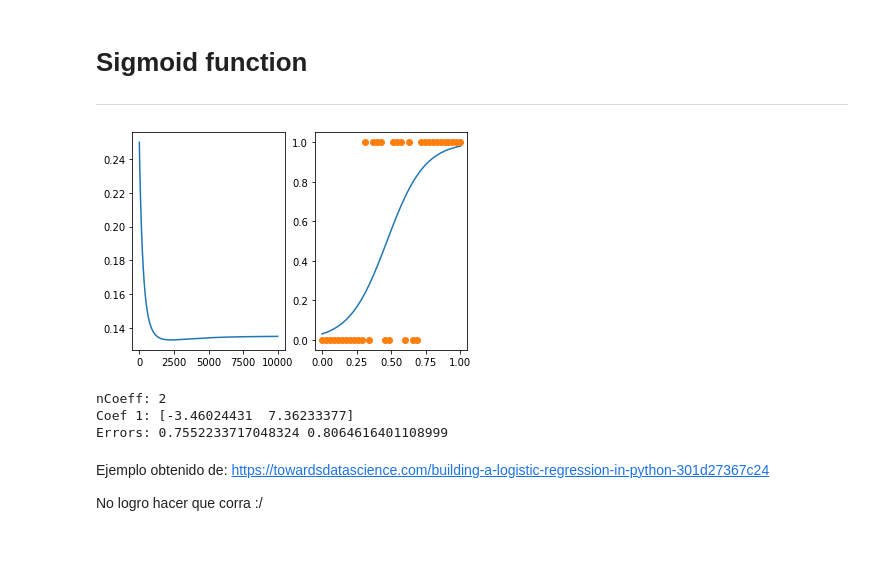
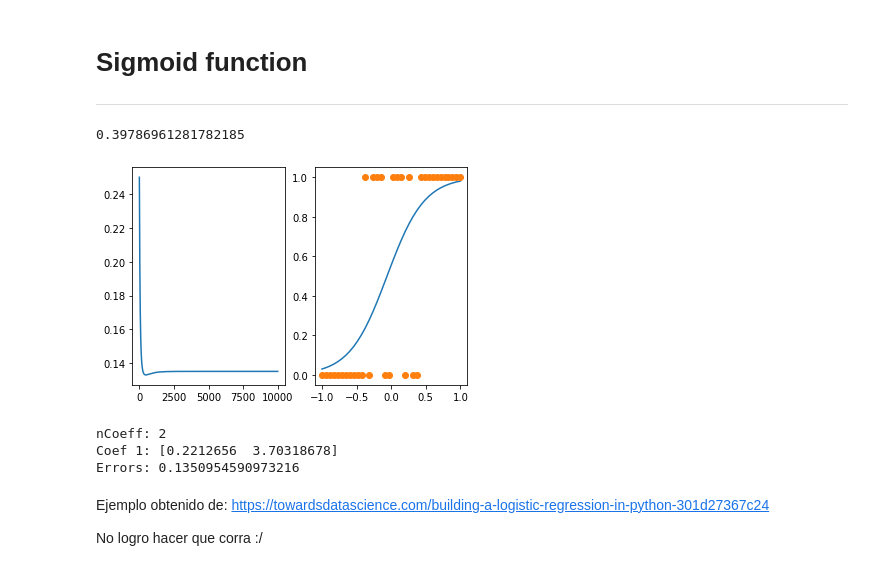
Before and after one commit to Tizartijo/LearnPhy_ML, a Jupyter notebook: Gradient_descent.ipynb, the cells around one changed output. Drawn from its saved outputs; the diff is of its cells as text; code cells hidden in the pictures.

```diff
--- a/Gradient_descent.ipynb
+++ b/Gradient_descent.ipynb
@@ -238,40 +238,56 @@ def grad_desc(X,y,theta,alfa=0.05,nV=100):
     E[i]  = np.mean(error**2) # Error
   return theta,E
 
+def probability(theta, x):
+    # Returns the probability after passing through sigmoid
+    return sigmoid(proj(x,theta))
+
+def cost_function(theta, x, y):
+    # Computes the cost function for all the training samples
+    m = x.shape[0]
+    total_cost = -(1 / m) * np.sum(
+            y * np.log(    probability(theta, x)) + (1 - y) *
+                np.log(1 - probability(theta, x))              )
+    return total_cost
+
 # Logistic regression calculation by gradient descent algorithm
 
 # Settings
 N,nvar,nV,alfa = 40, 1, 10000, .1
 
 # Draw x and calculate y
 y = np.array([0,0,0,0,0,0,0,0,0,0,0,1,0,1,1,1,0,0,1,1,1,0,1,0,0,1,1,1,1,1,1,1,1,1,1,1])
 # y = 1-y
-X = np.linspace(0,1,y.shape[0])
+X = np.linspace(-1,1,y.shape[0])
 X = np.c_[np.ones((X.shape[0], 1)), X]
 
 # Fit
 coef,E = grad_desc(X,y,np.zeros(nvar+1),alfa,nV) # Gradient descent algorithm
+
+prueba = cost_function(coef, X, y)
+print(prueba)
 
 yGD   = sigmoid(proj(X,coef))     # Projection
 errDG = np.mean((y-yGD)**2)       # Error
 
 # Plots
 plt.subplot(1,2,1)
 plt.plot(E)
 
 plt.subplot(1,2,2)
 plt.plot(X[:,1],yGD)
 plt.plot(X[:,1],y,'o')
 plt.show()
 
 print('nCoeff:',coef.shape[0])
 print('Coef 1:',coef)
-print('Errors:',error1,error2)
+print('Errors:',errDG)
 # %% [output]
+0.39786961281782185
-[figure, old version]
+[figure, new version]
-nCoeff: 2
-Coef 1: [-3.46024431  7.36233377]
-Errors: 0.7552233717048324 0.8064616401108999
+nCoeff: 2
+Coef 1: [0.2212656  3.70318678]
+Errors: 0.1350954590973216
 # %%
 def sigmoid(x):
     # Activation function used to map any real value between 0 and 1
```
